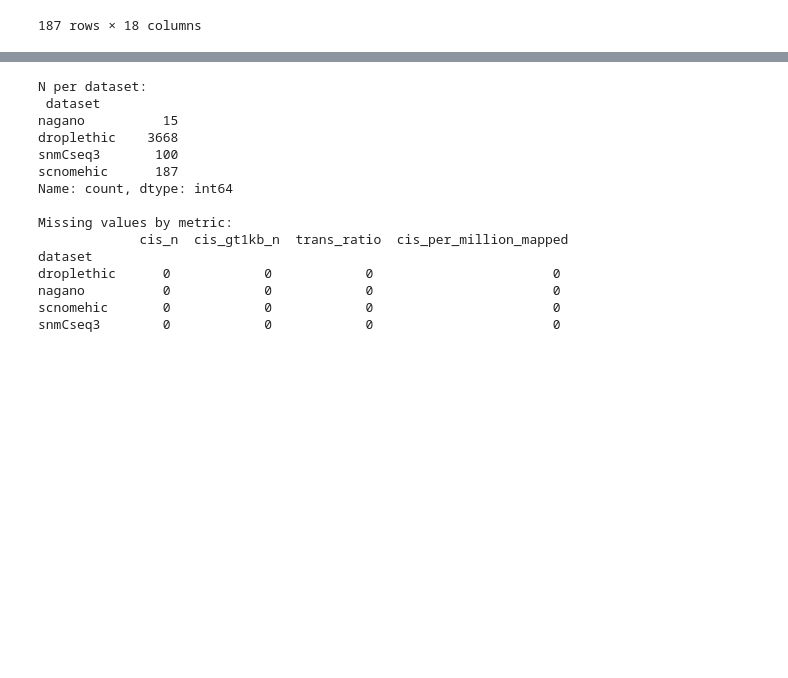
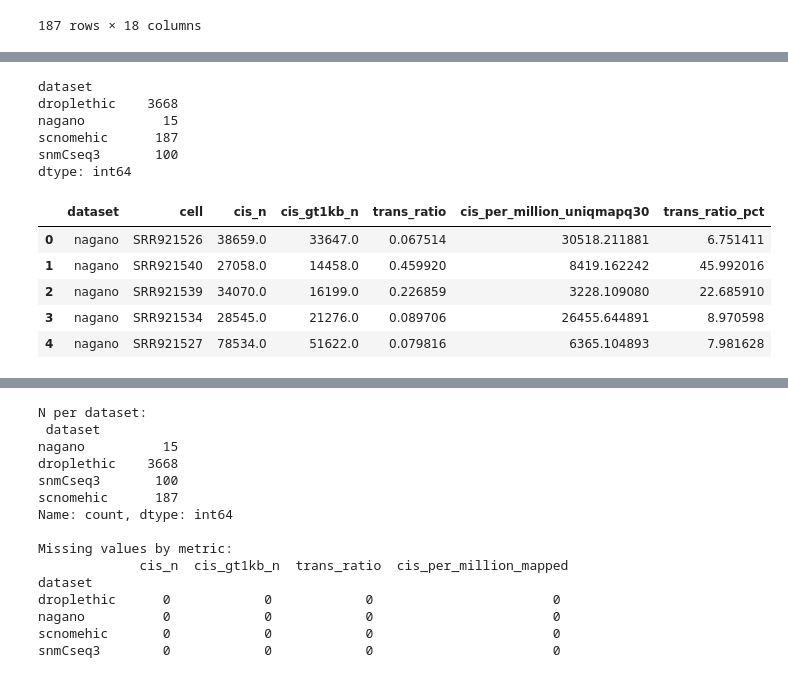
Before and after one commit to yoshihiko1218/snomehic_benchmark, a Jupyter notebook: summary/qc.ipynb, the cells around one changed output, grey strips where cells are left out. Cells and saved outputs as stored; diff of their text form; code cells hidden in the pictures; blank space fills up the shorter version.

```diff
--- a/summary/qc.ipynb
+++ b/summary/qc.ipynb
@@ -1280,3 +918,35 @@ Name: count, dtype: int64
+# %%
+# METRICS 4,5,6 -- Hi-C contacts, CONSISTENT (1 kb, MapQ30, dedup).
+# hic_df from summary/qc_tables/hic.csv (built by summary/build_qc_tables.py):
+#   nagano/scnomehic = mh_reads_summary UniqMappedMapQ30NoPcr* ; snmCseq3 = YAP
+#   generate-contacts at MapQ30 (min_gap=1000) ; droplethic = rupture per-barcode
+#   (NB: droplethic pre-dedup -- pairtools dedup not run; see analysis_pipeline.md).
+# trans_ratio = trans/(trans+cis). Downstream cells (51/53/54/56) plot from hic_df.
+import os, numpy as np, pandas as pd, seaborn as sns, matplotlib.pyplot as plt, matplotlib.ticker as ticker
+sns.set_context("paper", font_scale=1.8); sns.set_style("whitegrid")
+plt.rcParams["pdf.fonttype"] = 42; plt.rcParams["ps.fonttype"] = 42
+plt.rcParams["font.family"] = "sans-serif"; plt.rcParams["font.sans-serif"] = ["Arial","Helvetica","DejaVu Sans"]
+dataset_order = ["nagano", "droplethic", "snmCseq3", "scnomehic"]
+palette = {"nagano": "#CC79A7", "droplethic": "#0072B2", "snmCseq3": "#56B4E9", "scnomehic": "#FF0000"}
+hic_df = pd.read_csv("summary/qc_tables/hic.csv").rename(
+    columns={"cis_gt1kb": "cis_gt1kb_n", "cis_per_million": "cis_per_million_uniqmapq30"})
+hic_df["trans_ratio_pct"] = hic_df["trans_ratio"] * 100.0
+hic_df = hic_df[hic_df["dataset"].isin(dataset_order)].copy()
+print(hic_df.groupby("dataset").size())
+hic_df.head()
+# %% [output]
+dataset
+droplethic    3668
+nagano          15
+scnomehic      187
+snmCseq3       100
+dtype: int64
+|  | dataset | cell | cis_n | cis_gt1kb_n | trans_ratio | cis_per_million_uniqmapq30 | trans_ratio_pct |
+| 0 | nagano | SRR921526 | 38659.0 | 33647.0 | 0.067514 | 30518.211881 | 6.751411 |
+| 1 | nagano | SRR921540 | 27058.0 | 14458.0 | 0.459920 | 8419.162242 | 45.992016 |
+| 2 | nagano | SRR921539 | 34070.0 | 16199.0 | 0.226859 | 3228.109080 | 22.685910 |
+| 3 | nagano | SRR921534 | 28545.0 | 21276.0 | 0.089706 | 26455.644891 | 8.970598 |
+| 4 | nagano | SRR921527 | 78534.0 | 51622.0 | 0.079816 | 6365.104893 | 7.981628 |
 # %%
 import numpy as np
 # Paper-citation x-axis labels (match F1.pdf b/c/d).
```
Also changed, not shown: parts of 6 cells of this notebook, 24 other files.
